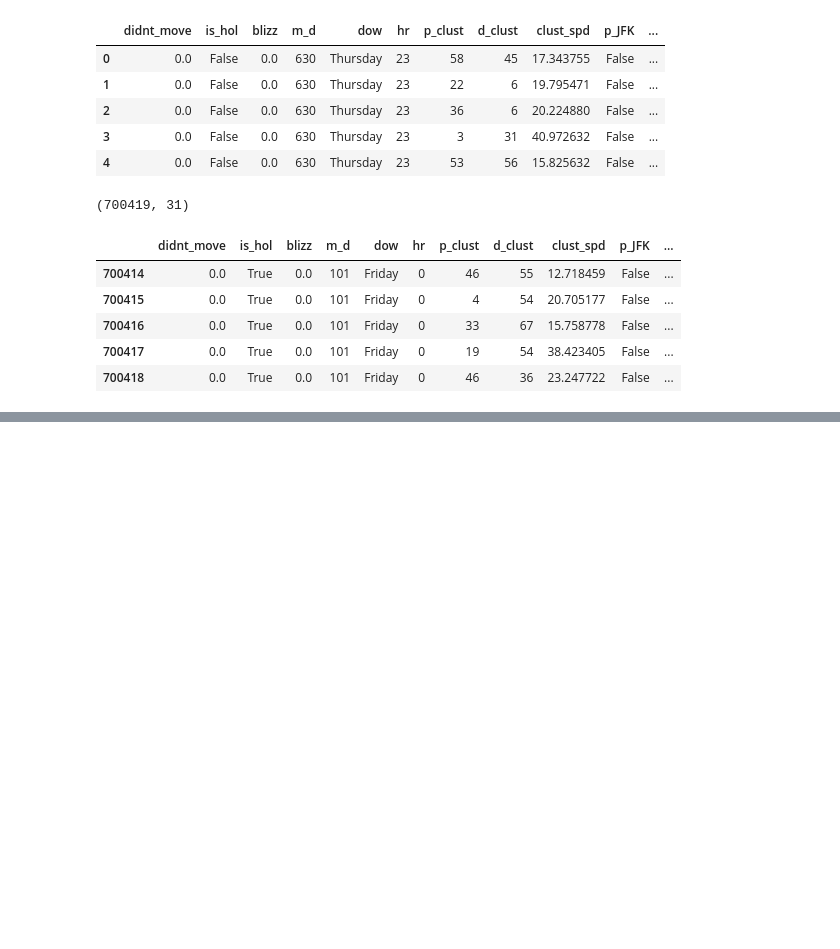
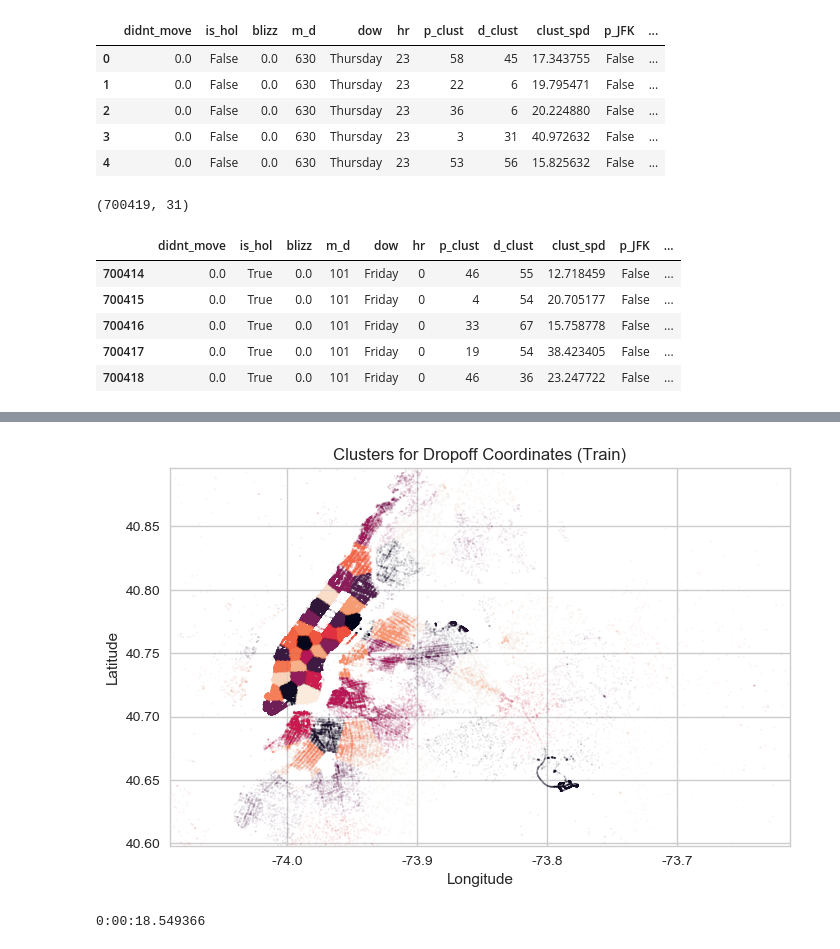
Before and after one commit to eigenSim/dss6a-regression, a Jupyter notebook: choi/171024_1919_attempt_clusters_60_train_and_test.ipynb, the cells around one changed output, grey strips where cells are left out. Saved outputs shown, nothing was run; the diff lists cells and outputs as text; code cells hidden in the pictures; blank space fills up the shorter version.

```diff
--- a/choi/171024_1919_attempt_clusters_60_train_and_test.ipynb
+++ b/choi/171024_1919_attempt_clusters_60_train_and_test.ipynb
@@ -855,0 +943,21 @@ df_testz.to_csv('../_data/test_recent_2048.csv', index=False)
+# %%
+t0 = datetime.now()
+
+
+plt.scatter(df_train.iloc[:, 4], df_train.iloc[:, 5],\
+            c=df_train.iloc[:, 1], s=1, alpha=0.05)
+
+plt.xlim(-74.090, -73.613)
+plt.ylim(40.598, 40.896)
+plt.xlabel('Longitude')
+plt.ylabel('Latitude')
+plt.title('Clusters for Dropoff Coordinates (Train)')
+
+plt.show()
+
+
+t1 = datetime.now()
+print(t1-t0)
+# %% [output]
+[figure, added]
+0:00:18.549366
```
Also changed, not shown: parts of 12 cells of this notebook, 7 other files.
